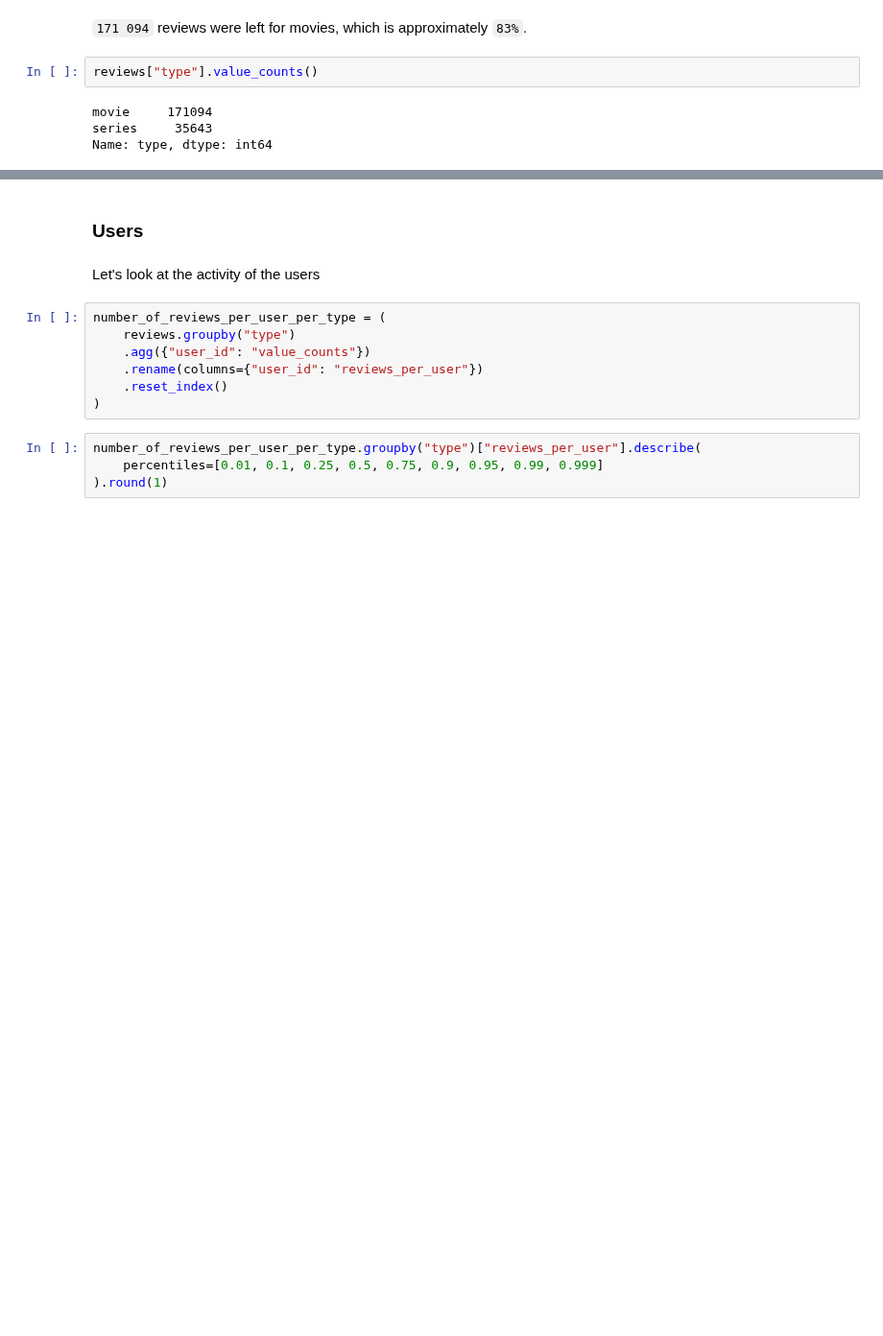
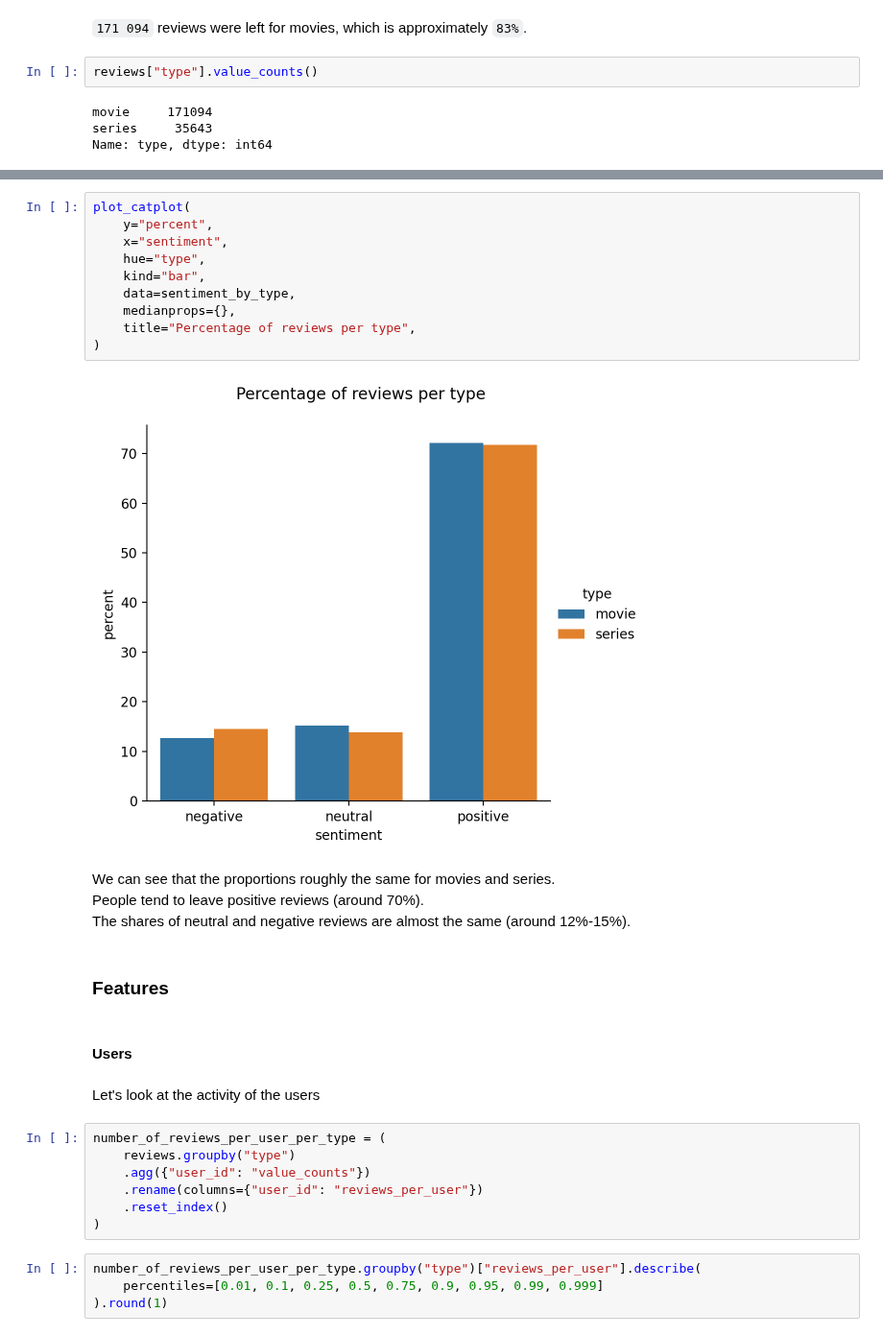
Before and after one commit to Extremesarova/shows_analysis, a Jupyter notebook: shows_analysis/notebooks/4_datasets_eda/reviews_eda.ipynb, the cells around one changed output, grey strips where cells are left out. Shown at 96% size. Drawn from its saved outputs; the diff is of its cells as text; blank space fills up the shorter version.

```diff
--- a/shows_analysis/notebooks/4_datasets_eda/reviews_eda.ipynb
+++ b/shows_analysis/notebooks/4_datasets_eda/reviews_eda.ipynb
@@ -90,5 +120,23 @@ Name: type, dtype: int64
+# %%
+plot_catplot(
+    y="percent",
+    x="sentiment",
+    hue="type",
+    kind="bar",
+    data=sentiment_by_type,
+    medianprops={},
+    title="Percentage of reviews per type",
+)
+# %% [output]
+[figure, added]
+# %% [markdown]
+We can see that the proportions roughly the same for movies and series.
+People tend to leave positive reviews (around 70%).
+The shares of neutral and negative reviews are almost the same (around 12%-15%).
+# %% [markdown]
+### Features
 # %% [markdown]
-### Users
+#### Users
 # %% [markdown]
 Let's look at the activity of the users
 # %%
```
Also changed, not shown: parts of 34 cells of this notebook, 1 other file.
